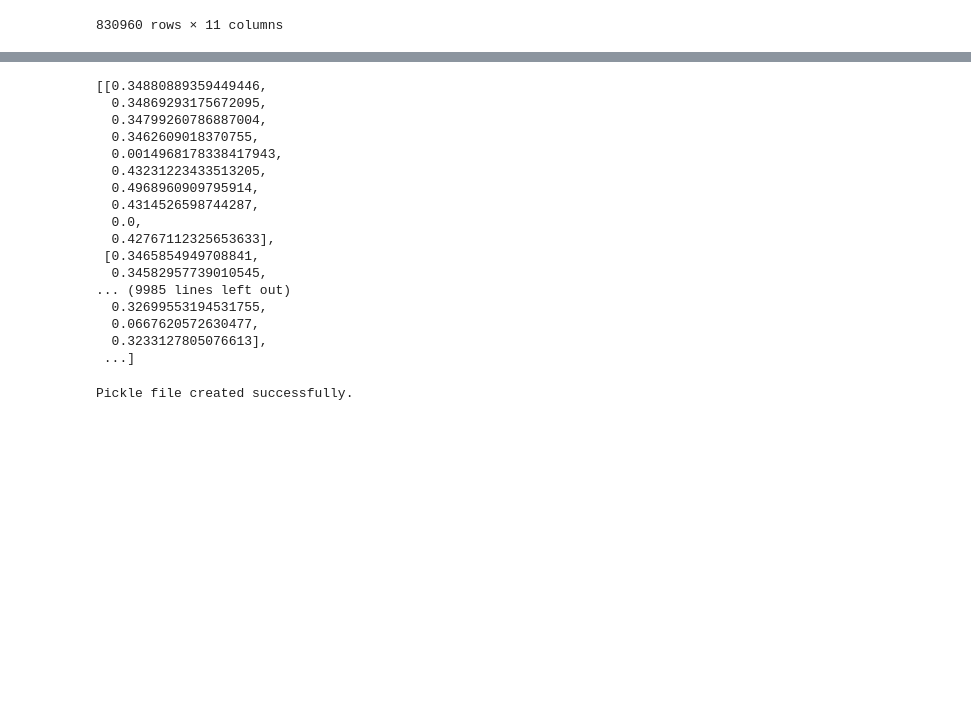
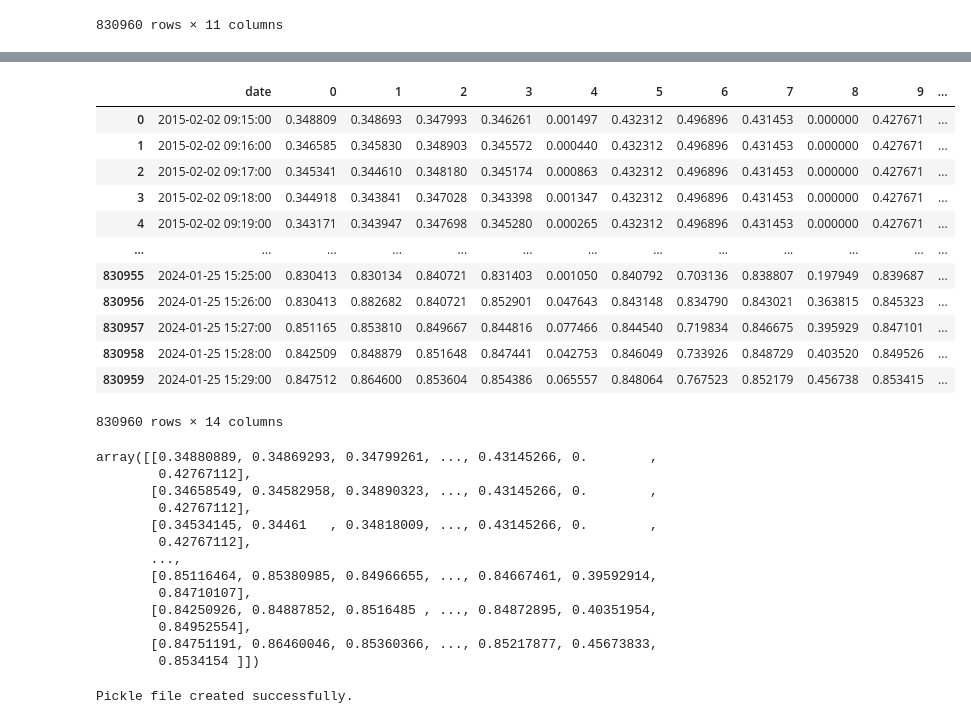
Before and after one commit to MonaLi-Sa/Adarnn-stock1, a Jupyter notebook: Untitled.ipynb, the cells around one changed output, grey strips where cells are left out. Drawn from its saved outputs; the diff is of its cells as text; code cells hidden in the pictures; blank space fills up the shorter version.

```diff
--- a/Untitled.ipynb
+++ b/Untitled.ipynb
@@ -297,23 +344,50 @@ df_reset
+# %%
+new_column_names = {
+    'open': '0',
+    'high': '1',
+    'low': '2',
+    'close': '3',
+    'volume': '4',
+    'ma': '5',
+    'rsi': '6',
+    'vwap': '7',
+    '21atr': '8',
+    'bollinger_higher': '9'
+}
+
+df_reset.rename(columns=new_column_names, inplace=True)
+# %%
+df_reset
+# %% [output]
+|  | date | 0 | 1 | 2 | 3 | 4 | 5 | 6 | 7 | 8 | 9 | ... |
+| 0 | 2015-02-02 09:15:00 | 0.348809 | 0.348693 | 0.347993 | 0.346261 | 0.001497 | 0.432312 | 0.496896 | 0.431453 | 0.000000 | 0.427671 | ... |
+| 1 | 2015-02-02 09:16:00 | 0.346585 | 0.345830 | 0.348903 | 0.345572 | 0.000440 | 0.432312 | 0.496896 | 0.431453 | 0.000000 | 0.427671 | ... |
+| 2 | 2015-02-02 09:17:00 | 0.345341 | 0.344610 | 0.348180 | 0.345174 | 0.000863 | 0.432312 | 0.496896 | 0.431453 | 0.000000 | 0.427671 | ... |
+| 3 | 2015-02-02 09:18:00 | 0.344918 | 0.343841 | 0.347028 | 0.343398 | 0.001347 | 0.432312 | 0.496896 | 0.431453 | 0.000000 | 0.427671 | ... |
+| 4 | 2015-02-02 09:19:00 | 0.343171 | 0.343947 | 0.347698 | 0.345280 | 0.000265 | 0.432312 | 0.496896 | 0.431453 | 0.000000 | 0.427671 | ... |
+| ... | ... | ... | ... | ... | ... | ... | ... | ... | ... | ... | ... | ... |
+| 830955 | 2024-01-25 15:25:00 | 0.830413 | 0.830134 | 0.840721 | 0.831403 | 0.001050 | 0.840792 | 0.703136 | 0.838807 | 0.197949 | 0.839687 | ... |
+| 830956 | 2024-01-25 15:26:00 | 0.830413 | 0.882682 | 0.840721 | 0.852901 | 0.047643 | 0.843148 | 0.834790 | 0.843021 | 0.363815 | 0.845323 | ... |
+| 830957 | 2024-01-25 15:27:00 | 0.851165 | 0.853810 | 0.849667 | 0.844816 | 0.077466 | 0.844540 | 0.719834 | 0.846675 | 0.395929 | 0.847101 | ... |
+| 830958 | 2024-01-25 15:28:00 | 0.842509 | 0.848879 | 0.851648 | 0.847441 | 0.042753 | 0.846049 | 0.733926 | 0.848729 | 0.403520 | 0.849526 | ... |
+| 830959 | 2024-01-25 15:29:00 | 0.847512 | 0.864600 | 0.853604 | 0.854386 | 0.065557 | 0.848064 | 0.767523 | 0.852179 | 0.456738 | 0.853415 | ... |
+830960 rows × 14 columns
 # %%
-df_reset[['open','high','low','close','volume','ma','rsi','vwap','21atr','bollinger_higher']].values.
+df_reset[['0','1','2','3','4','5','6','7','8','9']].values
 # %% [output]
-[[0.34880889359449446,
-  0.34869293175672095,
-  0.34799260786887004,
-  0.3462609018370755,
-  0.0014968178338417943,
-  0.43231223433513205,
-  0.4968960909795914,
-  0.4314526598744287,
-  0.0,
-  0.42767112325653633],
- [0.3465854949708841,
-  0.34582957739010545,
-... (9985 lines left out)
-  0.32699553194531755,
-  0.0667620572630477,
-  0.3233127805076613],
- ...]
+array([[0.34880889, 0.34869293, 0.34799261, ..., 0.43145266, 0.        ,
+        0.42767112],
+       [0.34658549, 0.34582958, 0.34890323, ..., 0.43145266, 0.        ,
+        0.42767112],
+       [0.34534145, 0.34461   , 0.34818009, ..., 0.43145266, 0.        ,
+        0.42767112],
+       ...,
+       [0.85116464, 0.85380985, 0.84966655, ..., 0.84667461, 0.39592914,
+        0.84710107],
+       [0.84250926, 0.84887852, 0.8516485 , ..., 0.84872895, 0.40351954,
+        0.84952554],
+       [0.84751191, 0.86460046, 0.85360366, ..., 0.85217877, 0.45673833,
+        0.8534154 ]])
 # %%
 from tqdm import tqdm
 # %%
```
Also changed, not shown: parts of 22 cells of this notebook, 16 other files.
